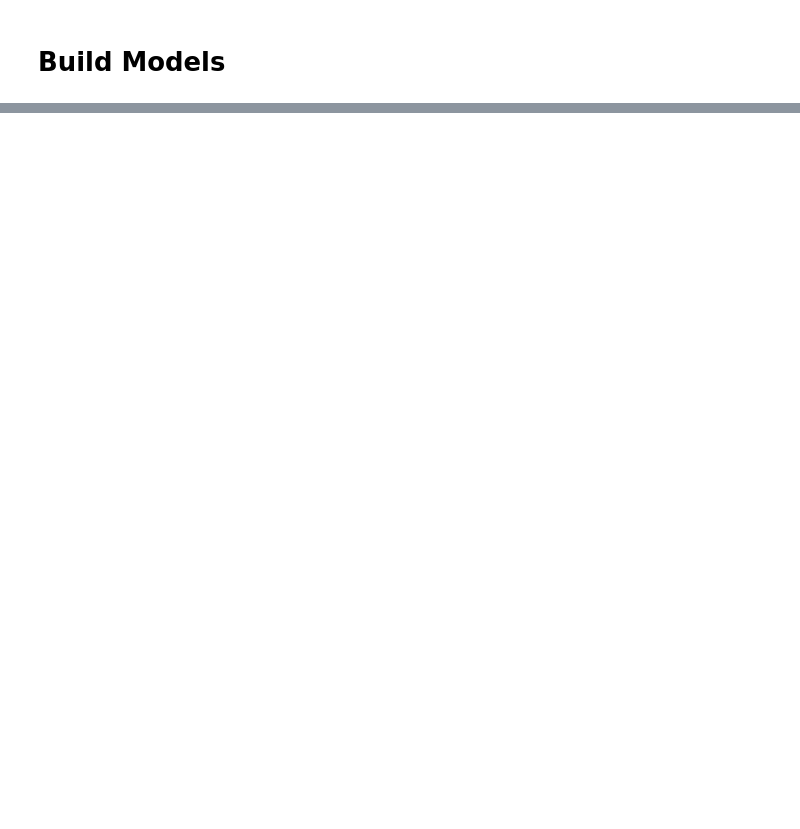
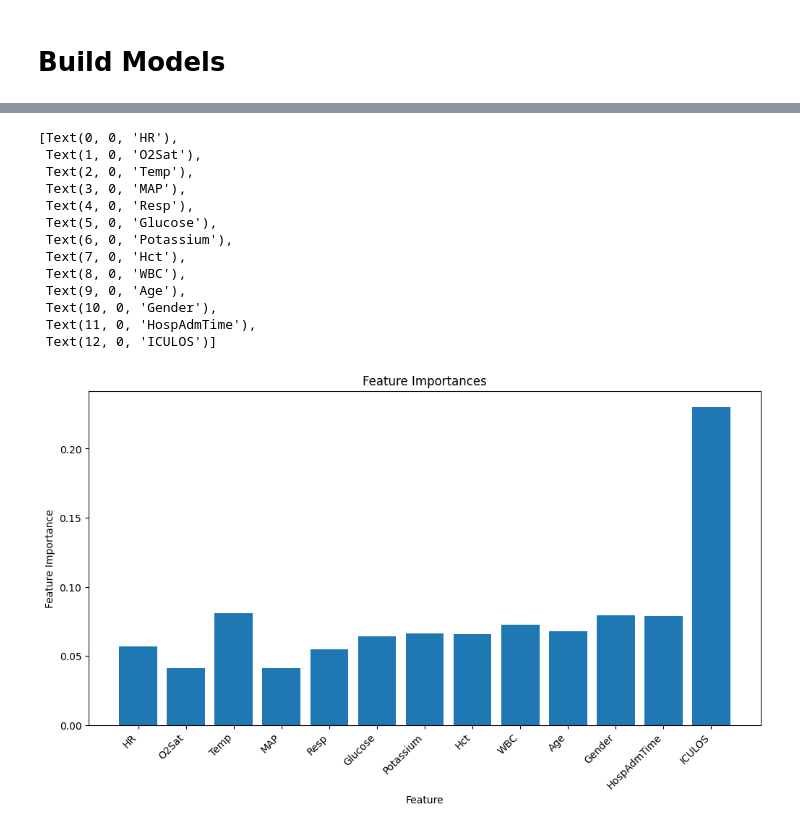
Before and after one commit to nancydu317/SEP787_sepsis_prediction, a Jupyter notebook: sepsis_prediction_EDA.ipynb, the cells around one changed output, grey strips where cells are left out. Saved outputs shown, nothing was run; the diff lists cells and outputs as text; code cells hidden in the pictures; blank space fills up the shorter version.

```diff
--- a/sepsis_prediction_EDA.ipynb
+++ b/sepsis_prediction_EDA.ipynb
@@ -817,0 +964,29 @@ def eval_model(Y_actual, Y_predict, model_name):
+# %%
+# Sample data (replace it with actual feature importances)
+feature_importances = xgb.feature_importances_
+
+# Set the width of the figure
+fig, ax = plt.subplots(figsize=(12, 6))  # Adjust the width as needed
+
+# Plot
+ax.bar(range(len(feature_importances)), feature_importances)
+ax.set_xlabel('Feature')
+ax.set_ylabel('Feature Importance')
+ax.set_title('Feature Importances')
+ax.set_xticks(range(len(feature_importances)))
+ax.set_xticklabels(X.columns, rotation=45, ha='right')
+# %% [output]
+[Text(0, 0, 'HR'),
+ Text(1, 0, 'O2Sat'),
+ Text(2, 0, 'Temp'),
+ Text(3, 0, 'MAP'),
+ Text(4, 0, 'Resp'),
+ Text(5, 0, 'Glucose'),
+ Text(6, 0, 'Potassium'),
+ Text(7, 0, 'Hct'),
+ Text(8, 0, 'WBC'),
+ Text(9, 0, 'Age'),
+ Text(10, 0, 'Gender'),
+ Text(11, 0, 'HospAdmTime'),
+ Text(12, 0, 'ICULOS')]
+[figure, added]
```
Also changed, not shown: parts of 29 cells of this notebook.
